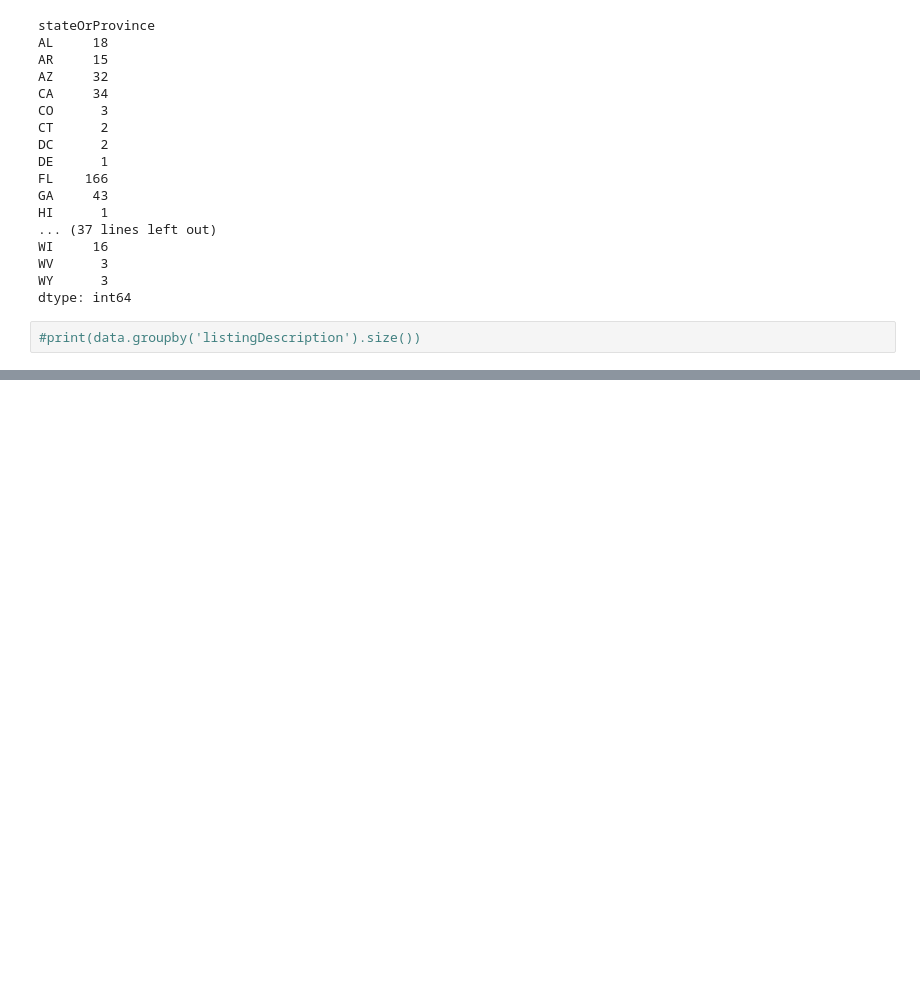
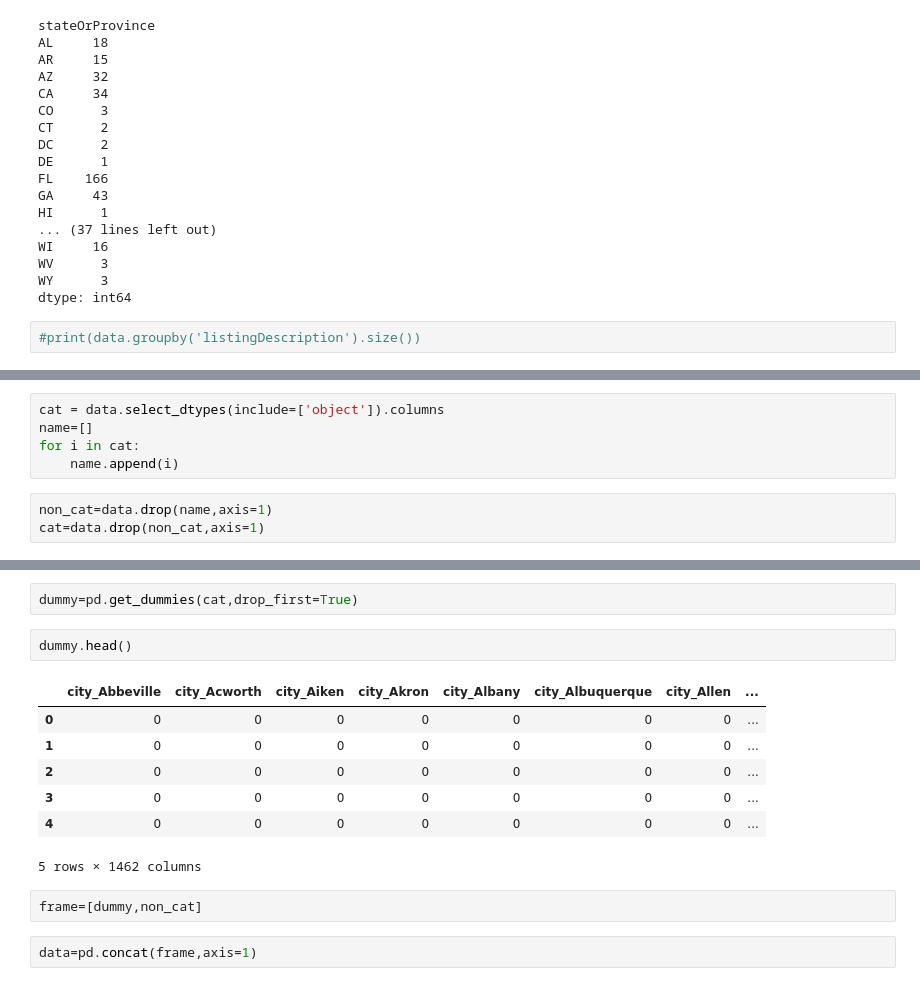
Before and after one commit to sanwara-prajapati/NB_ML_Assignment, a Jupyter notebook: task.ipynb, the cells around one changed output, grey strips where cells are left out. Saved outputs shown, nothing was run; the diff lists cells and outputs as text; blank space fills up the shorter version.

```diff
--- a/task.ipynb
+++ b/task.ipynb
@@ -191,0 +243,8 @@ import scipy.sparse as sp
+# %%
+cat = data.select_dtypes(include=['object']).columns
+name=[]
+for i in cat:
+    name.append(i)
+# %%
+non_cat=data.drop(name,axis=1)
+cat=data.drop(non_cat,axis=1)
@@ -191,0 +260,16 @@ import scipy.sparse as sp
+# %%
+dummy=pd.get_dummies(cat,drop_first=True)
+# %%
+dummy.head()
+# %% [output]
+|  | city_Abbeville | city_Acworth | city_Aiken | city_Akron | city_Albany | city_Albuquerque | city_Allen | ... |
+| 0 | 0 | 0 | 0 | 0 | 0 | 0 | 0 | ... |
+| 1 | 0 | 0 | 0 | 0 | 0 | 0 | 0 | ... |
+| 2 | 0 | 0 | 0 | 0 | 0 | 0 | 0 | ... |
+| 3 | 0 | 0 | 0 | 0 | 0 | 0 | 0 | ... |
+| 4 | 0 | 0 | 0 | 0 | 0 | 0 | 0 | ... |
+5 rows × 1462 columns
+# %%
+frame=[dummy,non_cat]
+# %%
+data=pd.concat(frame,axis=1)
```
Also changed, not shown: parts of 36 cells of this notebook.
